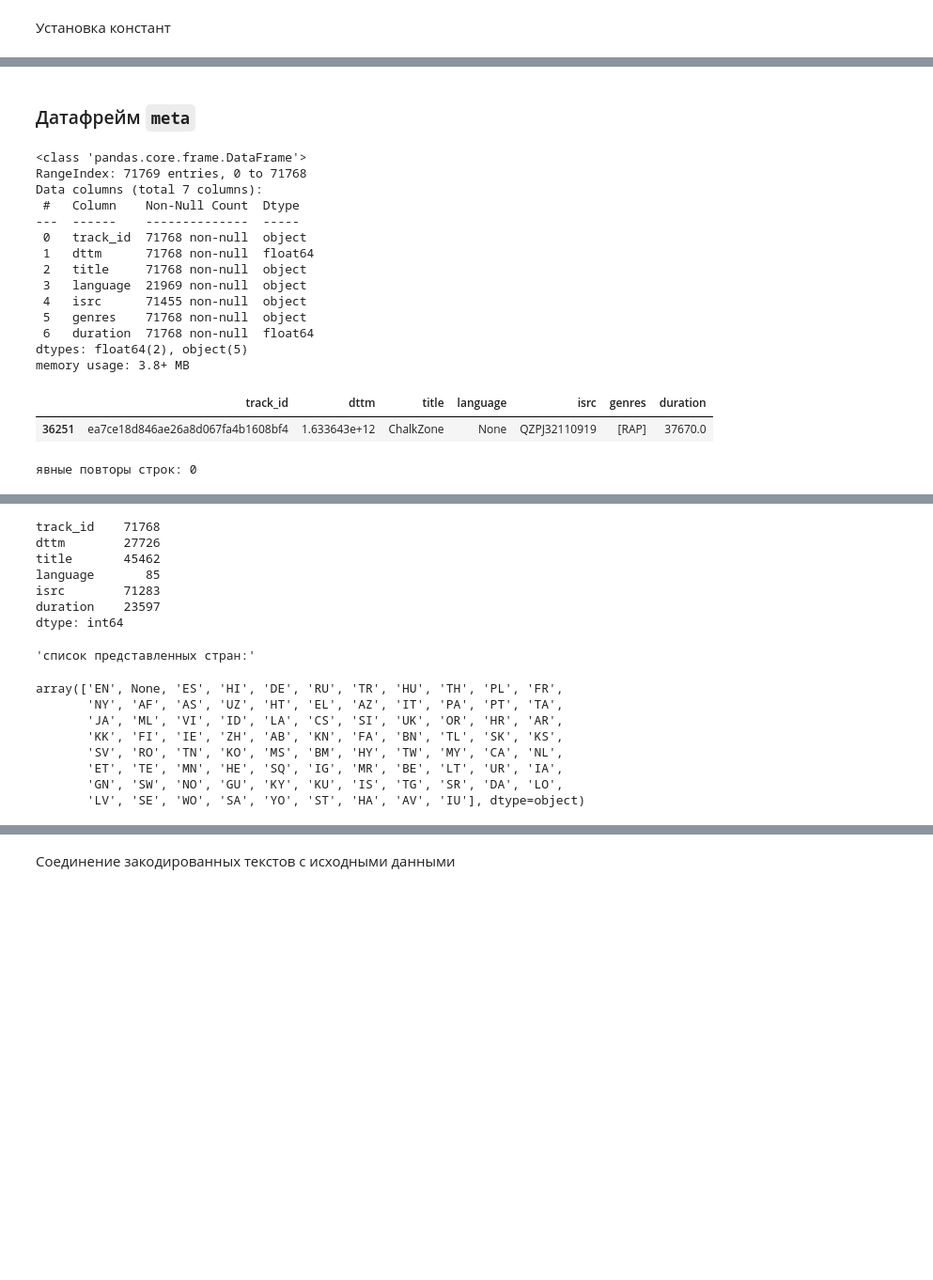
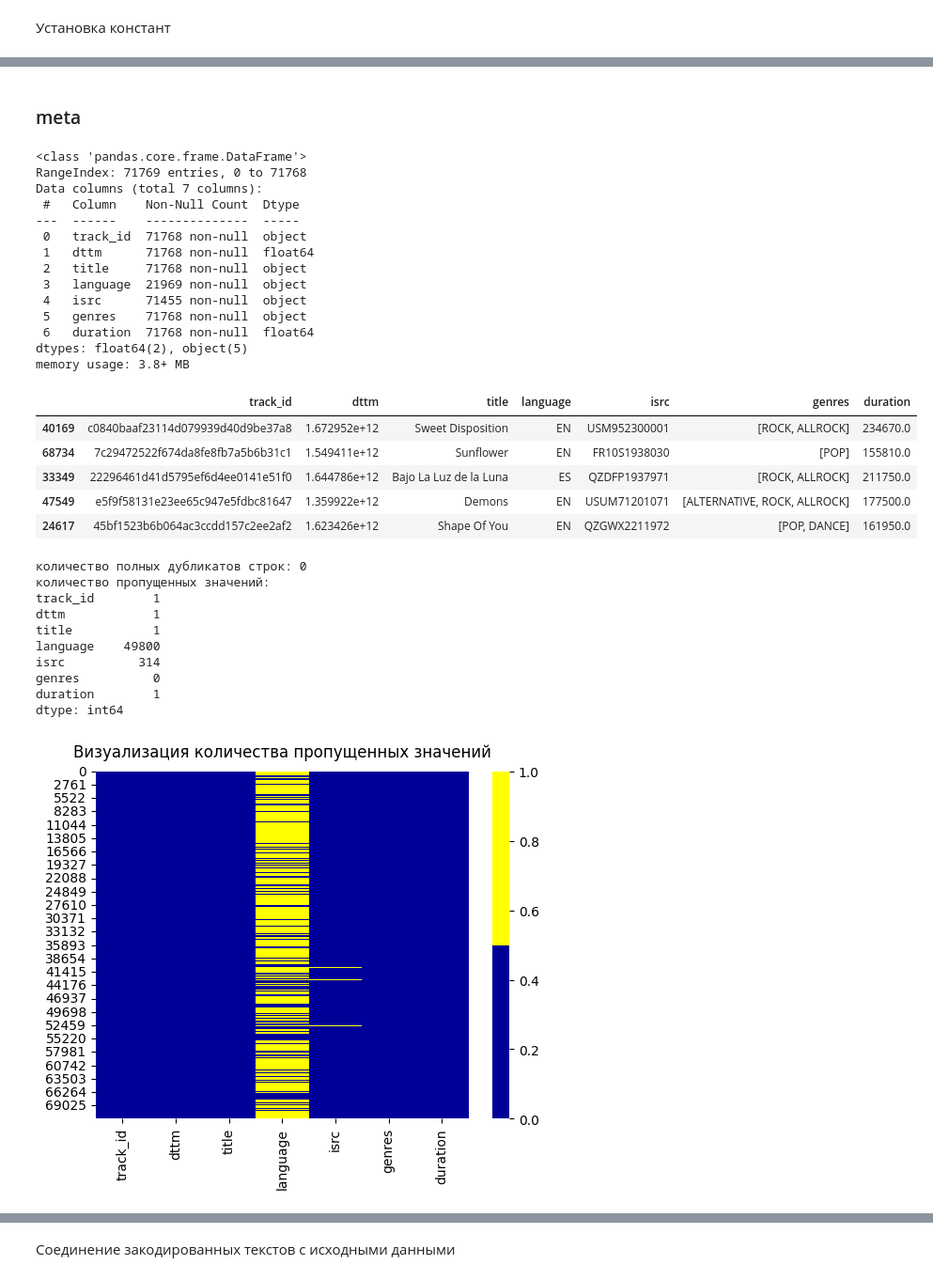
Before and after one commit to denis-42ds/cover-songs-search, a Jupyter notebook: music_covers.ipynb, the cells around one changed output, grey strips where cells are left out. Shown: that part at 94% size. Saved outputs shown, nothing was run; the diff lists cells and outputs as text; code cells hidden in the pictures; blank space fills up the shorter version.

```diff
--- a/music_covers.ipynb
+++ b/music_covers.ipynb
@@ -83,14 +160,7 @@ MAX_TOKEN_LEN = 512 # ограничение на максимальную дл
 # %%
-try:
-    covers = pd.read_json('./drive/MyDrive/Colab Notebooks/music_covers/covers.json', orient='records', lines=True)
-    lyrics = pd.read_json('./drive/MyDrive/Colab Notebooks/music_covers/lyrics.json', orient='records', lines=True)
-    meta = pd.read_json('./drive/MyDrive/Colab Notebooks/music_covers/meta.json', orient='records', lines=True)
-    print('загружено из каталога "Colab Notebooks"')
-except:
-    covers = pd.read_json('data/covers.json', orient='records', lines=True)
-    lyrics = pd.read_json('data/lyrics.json', orient='records', lines=True)
-    meta = pd.read_json('data/meta.json', orient='records', lines=True)
-    print('загружено из каталога "data"')
+covers = pd.read_json(COVERS_PATH, orient='records', lines=True)
+lyrics = pd.read_json(LYRICS_PATH, orient='records', lines=True)
+meta = pd.read_json(META_DATA_PATH, orient='records', lines=True)
 
 np.array(covers).shape, np.array(lyrics).shape, np.array(meta).shape
 # %% [output]
@@ -132,26 +208,38 @@ dtype: int64
 # %% [markdown]
-### Датафрейм `meta`
+### meta
+# %%
+explorer_meta = DatasetExplorer(meta, target=None)
 # %%
-meta.info()
-display(meta.sample()) #genres - list
-print('явные повторы строк:', meta[['track_id', 'dttm', 'title', 'language', 'isrc', 'duration']].duplicated().sum())
-display('количество уникальных записей:', meta[['track_id', 'dttm', 'title', 'language', 'isrc', 'duration']].nunique())
-display('список представленных стран:', meta['language'].unique())
+explorer_meta.explore_dataset(assets_dir=None, list_column='genres')
 # %% [output]
 <class 'pandas.core.frame.DataFrame'>
 RangeIndex: 71769 entries, 0 to 71768
 Data columns (total 7 columns):
  #   Column    Non-Null Count  Dtype
 ---  ------    --------------  -----
  0   track_id  71768 non-null  object
  1   dttm      71768 non-null  float64
  2   title     71768 non-null  object
  3   language  21969 non-null  object
  4   isrc      71455 non-null  object
  5   genres    71768 non-null  object
  6   duration  71768 non-null  float64
 dtypes: float64(2), object(5)
 memory usage: 3.8+ MB
 |  | track_id | dttm | title | language | isrc | genres | duration |
-| 36251 | ea7ce18d846ae26a8d067fa4b1608bf4 | 1.633643e+12 | ChalkZone | None | QZPJ32110919 | [RAP] | 37670.0 |
+| 40169 | c0840baaf23114d079939d40d9be37a8 | 1.672952e+12 | Sweet Disposition | EN | USM952300001 | [ROCK, ALLROCK] | 234670.0 |
+| 68734 | 7c29472522f674da8fe8fb7a5b6b31c1 | 1.549411e+12 | Sunflower | EN | FR10S1938030 | [POP] | 155810.0 |
+| 33349 | 22296461d41d5795ef6d4ee0141e51f0 | 1.644786e+12 | Bajo La Luz de la Luna | ES | QZDFP1937971 | [ROCK, ALLROCK] | 211750.0 |
+| 47549 | e5f9f58131e23ee65c947e5fdbc81647 | 1.359922e+12 | Demons | EN | USUM71201071 | [ALTERNATIVE, ROCK, ALLROCK] | 177500.0 |
+| 24617 | 45bf1523b6b064ac3ccdd157c2ee2af2 | 1.623426e+12 | Shape Of You | EN | QZGWX2211972 | [POP, DANCE] | 161950.0 |
-явные повторы строк: 0
+количество полных дубликатов строк: 0
+количество пропущенных значений:
+track_id        1
+dttm            1
+title           1
+language    49800
+isrc          314
+genres          0
+duration        1
+dtype: int64
+[figure, added]
@@ -159,17 +255 @@ memory usage: 3.8+ MB
-track_id    71768
-dttm        27726
-title       45462
-language       85
-isrc        71283
-duration    23597
-dtype: int64
-'список представленных стран:'
-array(['EN', None, 'ES', 'HI', 'DE', 'RU', 'TR', 'HU', 'TH', 'PL', 'FR',
-       'NY', 'AF', 'AS', 'UZ', 'HT', 'EL', 'AZ', 'IT', 'PA', 'PT', 'TA',
-       'JA', 'ML', 'VI', 'ID', 'LA', 'CS', 'SI', 'UK', 'OR', 'HR', 'AR',
-       'KK', 'FI', 'IE', 'ZH', 'AB', 'KN', 'FA', 'BN', 'TL', 'SK', 'KS',
-       'SV', 'RO', 'TN', 'KO', 'MS', 'BM', 'HY', 'TW', 'MY', 'CA', 'NL',
-       'ET', 'TE', 'MN', 'HE', 'SQ', 'IG', 'MR', 'BE', 'LT', 'UR', 'IA',
-       'GN', 'SW', 'NO', 'GU', 'KY', 'KU', 'IS', 'TG', 'SR', 'DA', 'LO',
-       'LV', 'SE', 'WO', 'SA', 'YO', 'ST', 'HA', 'AV', 'IU'], dtype=object)
 # %%
```
Also changed, not shown: parts of 74 cells of this notebook, 4 other files.
